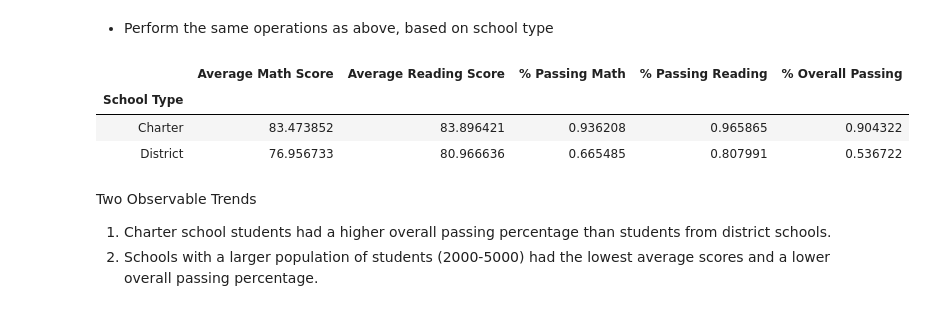
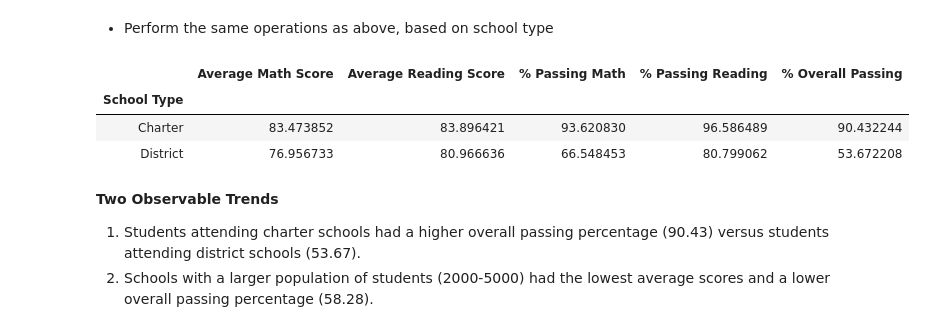
Before and after one commit to denveruniversitysk/pandas-challenge, a Jupyter notebook: PyCitySchools/PyCitySchools.ipynb, the cells around one changed output. Drawn from its saved outputs; the diff is of its cells as text; code cells hidden in the pictures.

```diff
--- a/PyCitySchools/PyCitySchools.ipynb
+++ b/PyCitySchools/PyCitySchools.ipynb
@@ -447,18 +439,46 @@ scores_per_size.style.format({"Average Math Score":"{:.6f}",
 ## Scores by School Type
 # %% [markdown]
 * Perform the same operations as above, based on school type
-# %%
-# Calculating scores by school type
-sch_type = sch_summary.loc[:, ["School Type", "Average Math Score", "Average Reading Score",
-                                     "% Passing Math", "% Passing Reading",
-                                     "% Overall Passing"]].groupby("School Type")
-sch_type.mean()
-# %% [output]
-|  | Average Math Score | Average Reading Score | % Passing Math | % Passing Reading | % Overall Passing |
-| School Type |  |  |  |  |  |
-| Charter | 83.473852 | 83.896421 | 0.936208 | 0.965865 | 0.904322 |
-| District | 76.956733 | 80.966636 | 0.665485 | 0.807991 | 0.536722 |
+# %%
+# Defining labels
+labels = ["Charter","District"]
+
+# Defining variable
+school_by_type = sch_summary
+
+# Using pd.cut method to sort bin values into discrete variables
+#school_by_type["School Type"] = pd.cut(budget_per_stu,bins,labels=labels)
+
+# Calculating average math score by school spending
+school_type_math = school_by_type.groupby(["School Type"]).mean()["Average Math Score"]
+
+# Calculating average reading score by school spending
+school_type_reading = school_by_type.groupby(["School Type"]).mean()["Average Reading Score"]
+
+# Calculating percent of students passing math based on school spending
+percent_pass_math = school_by_type.groupby(["School Type"]).mean()["% Passing Math"]
+
+# Calculating percent of students passing reading based on school spending
+percent_pass_read = school_by_type.groupby(["School Type"]).mean()["% Passing Reading"]
+
+# Calculating percent of students passing math and reading based on school spending
+overall_pass_percent = school_by_type.groupby(["School Type"]).mean()["% Overall Passing"]
+
+# Building DataFrame
+scores_type = pd.DataFrame({
+    "Average Math Score": school_type_math,
+    "Average Reading Score": school_type_reading,
+    "% Passing Math": percent_pass_math,
+    "% Passing Reading": percent_pass_read,
+    "% Overall Passing": overall_pass_percent
+})
+scores_type
+# %% [output]
+|  | Average Math Score | Average Reading Score | % Passing Math | % Passing Reading | % Overall Passing |
+| School Type |  |  |  |  |  |
+| Charter | 83.473852 | 83.896421 | 93.620830 | 96.586489 | 90.432244 |
+| District | 76.956733 | 80.966636 | 66.548453 | 80.799062 | 53.672208 |
 # %% [markdown]
-Two Observable Trends
-1. Charter school students had a higher overall passing percentage than students from district schools.
-2. Schools with a larger population of students (2000-5000) had the lowest average scores and a lower overall passing percentage.
+<b>Two Observable Trends</b>
+1. Students attending charter schools had a higher overall passing percentage (90.43) versus students attending district schools (53.67).
+2. Schools with a larger population of students (2000-5000) had the lowest average scores and a lower overall passing percentage (58.28).
```
Also changed, not shown: parts of 5 cells of this notebook.
